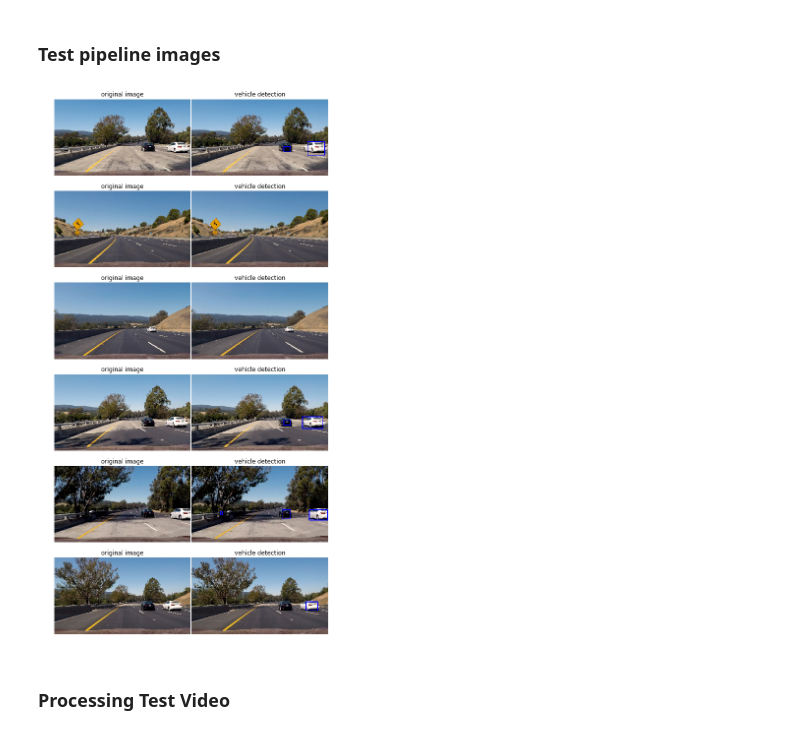
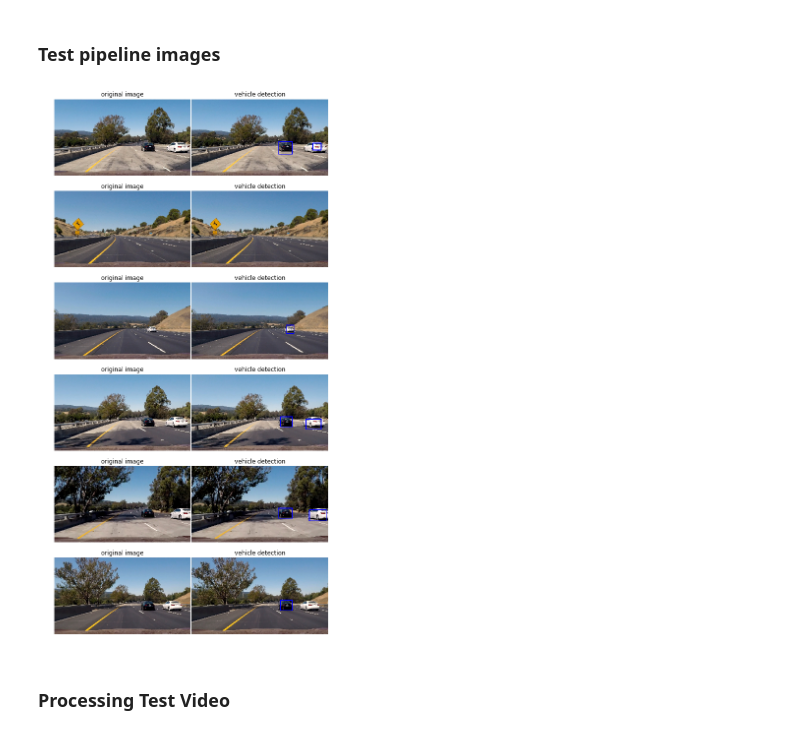
Before and after one commit to wenbo5565/AppliedProject_CarDetection, a Jupyter notebook: Object Detection.ipynb, the cells around one changed output. Drawn from its saved outputs; the diff is of its cells as text; code cells hidden in the pictures.

```diff
--- a/Object Detection.ipynb
+++ b/Object Detection.ipynb
@@ -416,14 +449,14 @@ def draw_labeled_bboxes(img, labels):
     # Return the image
     return img
 
-bbox = bbox1 + bbox2
+bbox = bbox1 + bbox2 + bbox3
 heat = np.zeros_like(exampleImage[:,:,0]).astype(np.float)
 print(heat.shape)
 # Add heat to each box in box list
 heat = add_heat(heat,bbox)
 
 # Apply threshold to help remove false positives
-heat = apply_threshold(heat,3)
+heat = apply_threshold(heat,1)
 
 # Visualize the heatmap when displaying
 heatmap = np.clip(heat, 0, 255)
@@ -471,7 +506,31 @@ fig.tight_layout()
+# %%
+"""
+    The heatmap method on a single frame produces flickering bounding box on a series of frames. Therefore we need to
+    leverage temporal information to smooth bounding boxes over frames.
+"""
+
+class Heatmap():
+    def __init__(self,n):
+        """
+        @parameters:
+        ---------------
+        n: number of recent frames to keep
+        """
+        self.heatmaps = []
+        self.n = n
+    def add(self,heatmap):
+        """add new heatmap"""
+        self.heatmaps.append(heatmap)
+        self.heatmaps = self.heatmaps[-self.n:] # only keep the most recent n elements
+
+    def average(self):
+        output_heatmap = np.mean(self.heatmaps,axis=0) # average heatmaps over most recent n elements
+        return output_heatmap
 # %% [markdown]
 ### Pipeline to detect vehicle
 # %%
-heat_threshold = 3
+heat_threshold = 2
+heatmap_tracker = Heatmap(15)
 
 def process_image(img):
     """
@@ -496,9 +555,15 @@ def process_image(img):
         img_scale,bbox = find_cars(img, ystart, ystop, scale, svc, X_scaler, orient, pixel_per_cell, cell_per_block)
         bboxes.extend(bbox)
 
-    # ========== refine multiple detection and remove false positive
+    # ========== refine multiple detection and remove false positive ==========
     heat = np.zeros_like(img[:,:,0]).astype(np.float)
     heat = add_heat(heat,bboxes) # Add heat to each box in box list
+
+    # ========== temporal difference smoothing ================================
+    heatmap_tracker.add(heat)
+    heat = heatmap_tracker.average()
+
+    # ========== thresholding =================================================
     heat = apply_threshold(heat,heat_threshold) # Apply threshold to help remove false positives
 
     # Visualize the heatmap when displaying
@@ -511,30 +576,31 @@ def process_image(img):
 # %% [markdown]
 ### Test pipeline images
 # %%
-scale_array = [1,1.4]
-y_array = [(400,550),(450,700)]
+scale_array = [1.0,1.5,2.5]
+y_array = [(400,600),(400,650),(500,700)]
 
 images = glob.glob(r'E:\Project\Udacity - Computer Vision\P5 Object Detection\Test Image\*.jpg')
 
 # Set up plot
 fig, axs = plt.subplots(len(images),2, figsize=(10, 20))
 fig.subplots_adjust(hspace = .2, wspace=.001)
 axs = axs.ravel()
 
 i = 0
 for image_path in images:
+    heatmap_tracker = Heatmap(1)
     img = plt.imread(image_path)
     result=process_image(img)
     axs[i].imshow(img)
     axs[i].axis('off')
     axs[i].set_title('original image')
     i += 1
     axs[i].imshow(result)
     axs[i].axis('off')
     axs[i].set_title('vehicle detection')
     i += 1
 # %% [output]
-[figure, old version]
+[figure, new version]
 # %% [markdown]
 ### Processing Test Video
 # %% [markdown]
```
Also changed, not shown: parts of 12 cells of this notebook.
